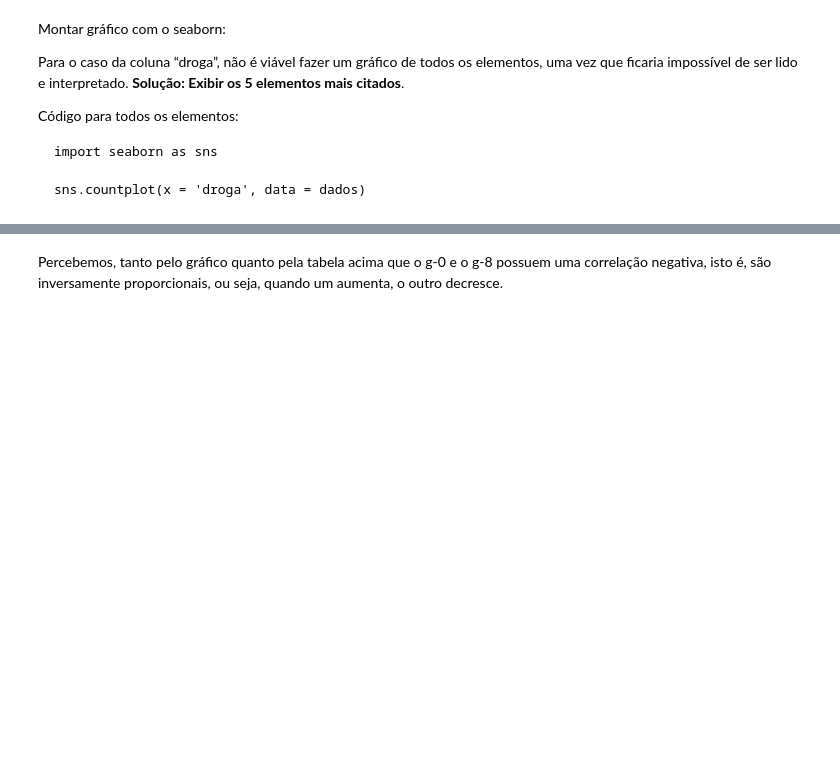
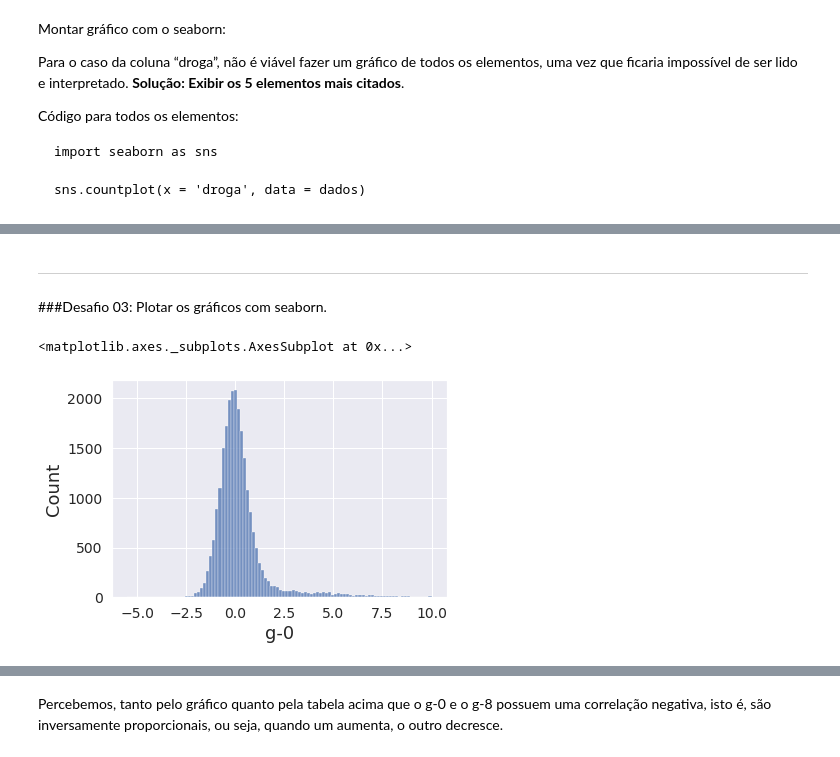
Before and after one commit to melissajblins/Imersao_Alura, a Jupyter notebook: ImersaoAlura.ipynb, the cells around one changed output, grey strips where cells are left out. Drawn from its saved outputs; the diff is of its cells as text; code cells hidden in the pictures; blank space fills up the shorter version.

```diff
--- a/ImersaoAlura.ipynb
+++ b/ImersaoAlura.ipynb
@@ -459,0 +414,9 @@ dados.loc[:, 'g-0':'g-771'].corr()
+# %% [markdown]
+--------------------------------------------------------------------------------
+
+###Desafio 03: Plotar os gráficos com seaborn.
+# %%
+sns.histplot(data = dados['g-0'],bins = 100) #Plotando g-0 com seaborn
+# %% [output]
+<matplotlib.axes._subplots.AxesSubplot at 0x...>
+[figure, added]
```
Also changed, not shown: parts of 290 cells of this notebook.
